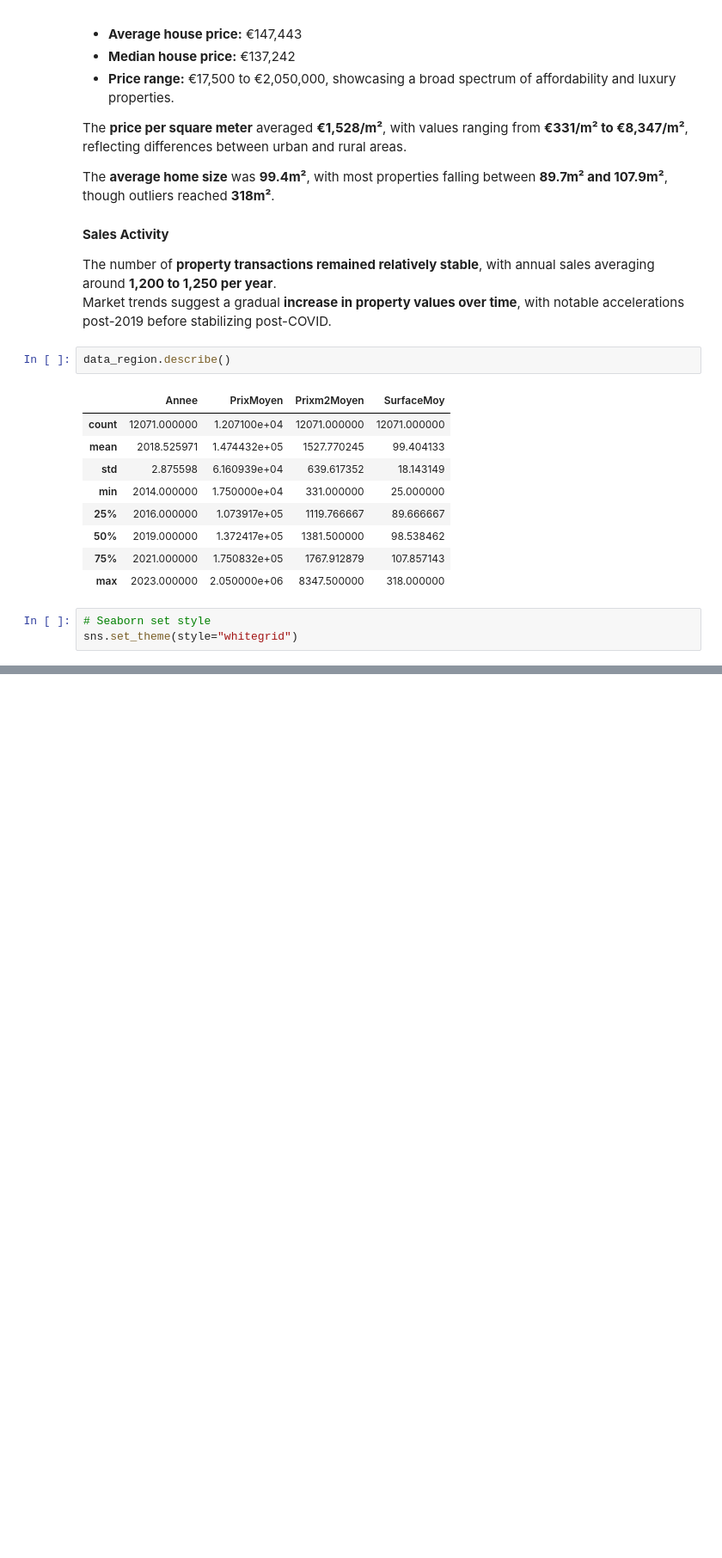
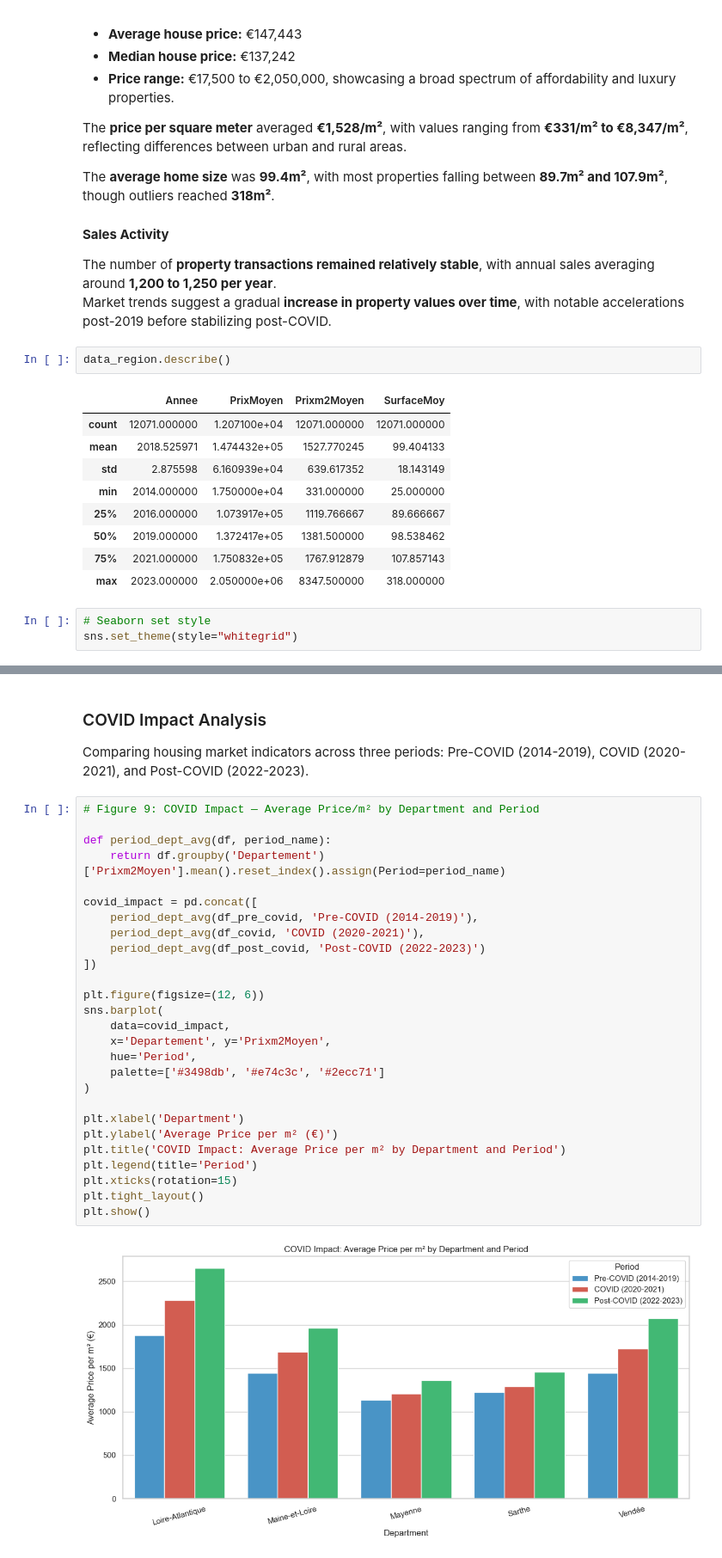
Before and after one commit to Aer-3888/EDA_Housing, a Jupyter notebook: EDA_Immobillier_france_covid.ipynb, the cells around one changed output, grey strips where cells are left out. Shown at 86% size. Cells and saved outputs as stored; diff of their text form; blank space fills up the shorter version.

```diff
--- a/EDA_Immobillier_france_covid.ipynb
+++ b/EDA_Immobillier_france_covid.ipynb
@@ -485,0 +645,32 @@ Passing `palette` without assigning `hue` is deprecated and will be removed in v
+# %% [markdown]
+### COVID Impact Analysis
+Comparing housing market indicators across three periods: Pre-COVID (2014-2019), COVID (2020-2021), and Post-COVID (2022-2023).
+# %%
+# Figure 9: COVID Impact — Average Price/m² by Department and Period
+
+def period_dept_avg(df, period_name):
+    return df.groupby('Departement')['Prixm2Moyen'].mean().reset_index().assign(Period=period_name)
+
+covid_impact = pd.concat([
+    period_dept_avg(df_pre_covid, 'Pre-COVID (2014-2019)'),
+    period_dept_avg(df_covid, 'COVID (2020-2021)'),
+    period_dept_avg(df_post_covid, 'Post-COVID (2022-2023)')
+])
+
+plt.figure(figsize=(12, 6))
+sns.barplot(
+    data=covid_impact,
+    x='Departement', y='Prixm2Moyen',
+    hue='Period',
+    palette=['#3498db', '#e74c3c', '#2ecc71']
+)
+
+plt.xlabel('Department')
+plt.ylabel('Average Price per m² (€)')
+plt.title('COVID Impact: Average Price per m² by Department and Period')
+plt.legend(title='Period')
+plt.xticks(rotation=15)
+plt.tight_layout()
+plt.show()
+# %% [output]
+[figure, added]
```
Also changed, not shown: parts of 20 cells of this notebook, 2 other files.
